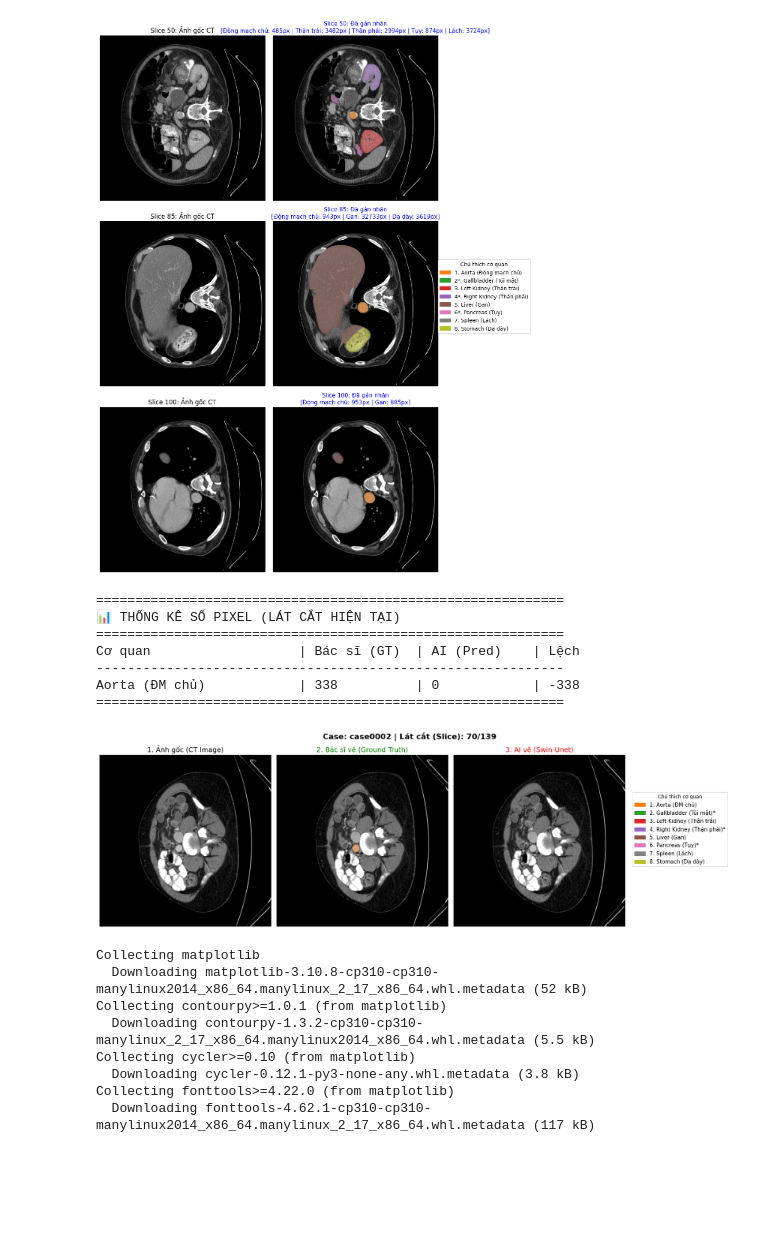
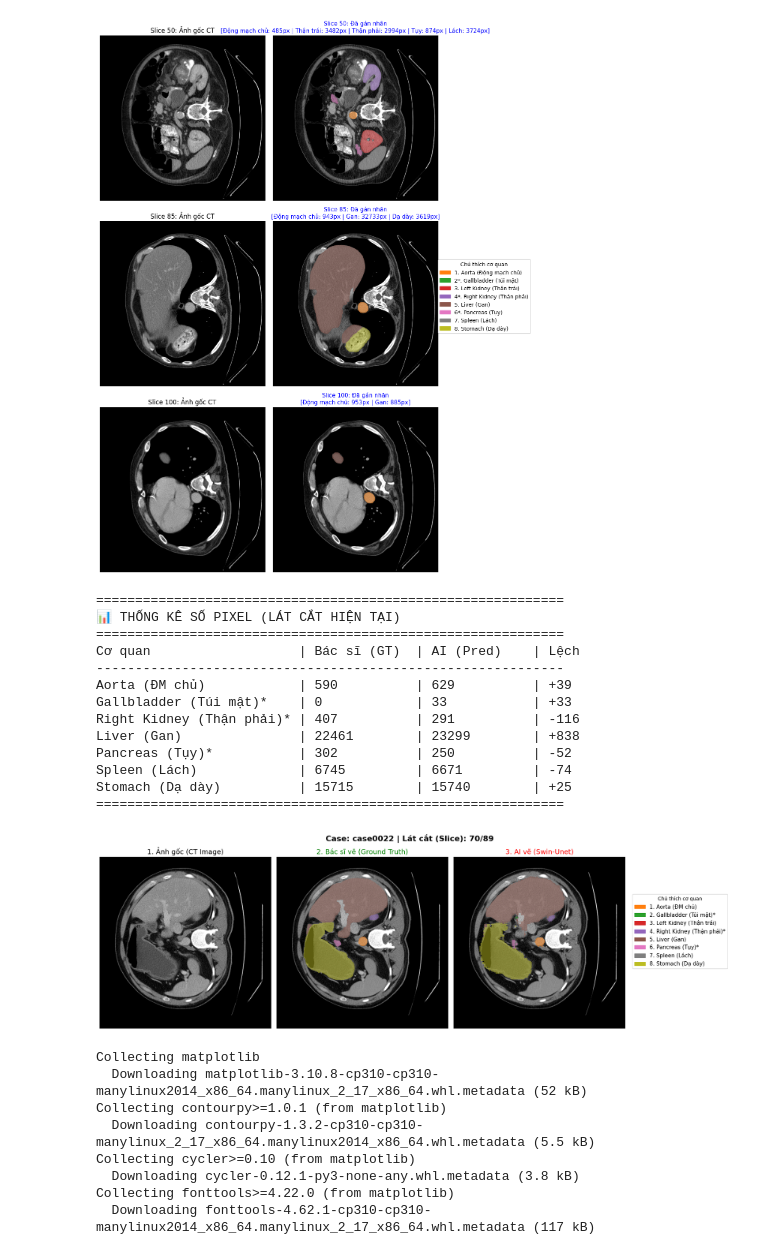
Before and after one commit to tuandm203/Swin-Unet, a Jupyter notebook: train.ipynb, the cells around one changed output. Cells and saved outputs as stored; diff of their text form; code cells hidden in the pictures; blank space fills up the shorter version.

```diff
--- a/train.ipynb
+++ b/train.ipynb
@@ -262,37 +262,43 @@ def visualize_prediction(pred_dir, case_name, slice_idx=None):
     pred_mask = np.ma.masked_where(pred_slice == 0, pred_slice)
     axes[2].imshow(pred_mask, cmap=cmap, alpha=0.5, vmin=0, vmax=10, interpolation='none')
 
     # Kiểm tra xem AI vẽ có khớp 100% với Bác sĩ không để tô màu tiêu đề
     is_perfect = np.array_equal(gt_slice, pred_slice)
     title_color = 'blue' if is_perfect else 'red'
 
     axes[2].set_title("3. AI vẽ (Swin-Unet)", fontsize=14, color=title_color)
     axes[2].axis('off')
 
     # --- Tạo Legend chung bên phải ---
     unique_all = list(label_names.keys())
     patches = [mpatches.Patch(color=cmap(v/10.0), label=f"{v}. {label_names[v]}") for v in unique_all]
     fig.legend(handles=patches, loc='center right', borderaxespad=0.1, title="Chú thích cơ quan", fontsize=11)
 
     # Chừa 15% khoảng trống bên phải cho cái bảng chú thích màu
     plt.tight_layout(rect=[0, 0, 0.85, 1])
     plt.show()
 
 if __name__ == "__main__":
-    PREDICTION_DIR = "./model_out/predictions"
-    TARGET_CASE = "case0002"
+    PREDICTION_DIR = "./model_out_v2/predictions"
+    TARGET_CASE = "case0022"
 
     # Bạn có thể đổi số 70 thành None nếu muốn nó tự quét lát cắt đẹp nhất
     visualize_prediction(PREDICTION_DIR, TARGET_CASE, slice_idx=70)
 # %% [output]
 ============================================================
 📊 THỐNG KÊ SỐ PIXEL (LÁT CẮT HIỆN TẠI)
 ============================================================
 Cơ quan                   | Bác sĩ (GT)  | AI (Pred)    | Lệch
 ------------------------------------------------------------
-Aorta (ĐM chủ)            | 338          | 0            | -338
+Aorta (ĐM chủ)            | 590          | 629          | +39
+Gallbladder (Túi mật)*    | 0            | 33           | +33
+Right Kidney (Thận phải)* | 407          | 291          | -116
+Liver (Gan)               | 22461        | 23299        | +838
+Pancreas (Tụy)*           | 302          | 250          | -52
+Spleen (Lách)             | 6745         | 6671         | -74
+Stomach (Dạ dày)          | 15715        | 15740        | +25
 ============================================================
-[figure, old version]
+[figure, new version]
 # %%
 %pip install matplotlib
 # %% [output]
```
